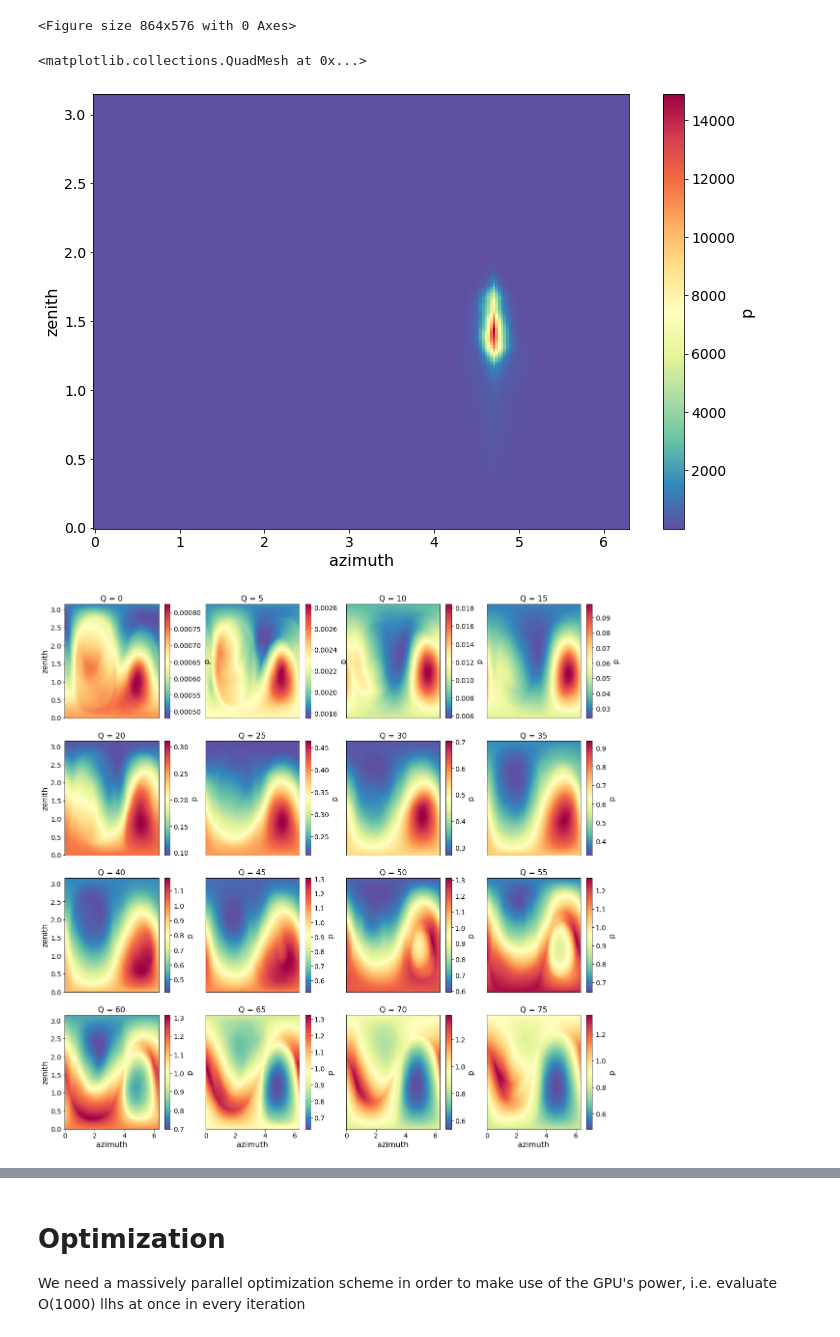
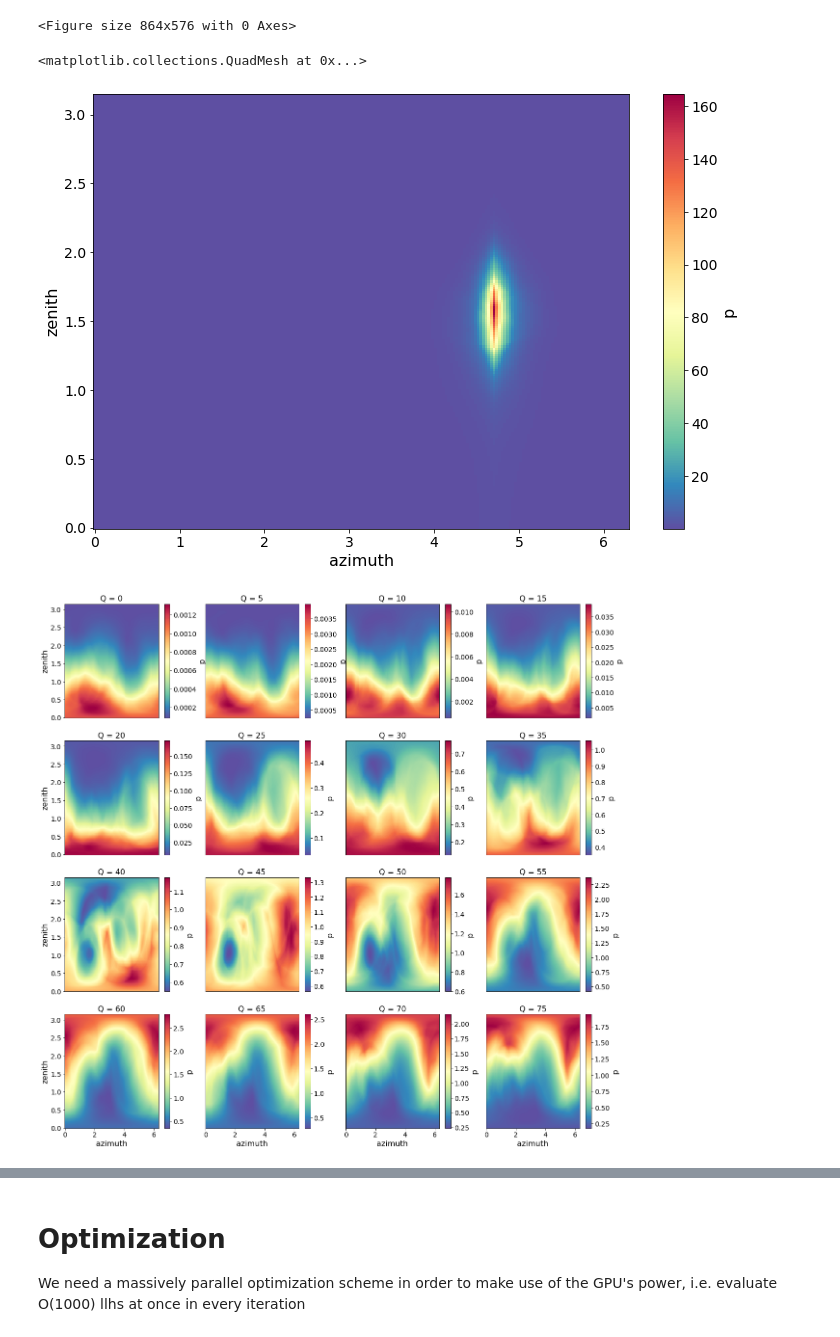
Before and after one commit to philippeller/IceNet, a Jupyter notebook: single_hits_total_charge_net/inspect.ipynb, the cells around one changed output, grey strips where cells are left out. Cells and saved outputs as stored; diff of their text form; code cells hidden in the pictures.

```diff
--- a/single_hits_total_charge_net/inspect.ipynb
+++ b/single_hits_total_charge_net/inspect.ipynb
@@ -46,5 +46,5 @@ charge_net = tf.keras.models.load_model('models/new_charge_net.h5', custom_objec
 # Test NNs
 Using an independent MC file
 # %%
-single_hits, repeated_params, total_charge, params, labels = load_data(dir='/home/iwsatlas1/peller/work/oscNext/level7_v01.04/140000_i3cols_test')
+events, labels = load_events(dir='/home/iwsatlas1/peller/work/oscNext/level7_v01.04/140000_i3cols_test')
 # %%
@@ -294,15 +315,19 @@ colors = plt.cm.jet(np.linspace(0,1,N))
 
 for i, z in enumerate(np.linspace(-500, 100, N)):
 
-    p = np.repeat(np.array([0., 0., -450., 0, 0., np.pi, 20., 100.]), 500).reshape(8, -1).T
+    params = np.repeat(np.array([0., 0., -450., 0, 0., np.pi, 20., 100.]), 500).reshape(8, -1).T
 
 
-    p[:, 3] = np.linspace(-3000, 500, p.shape[0])
+    params[:, 3] = np.linspace(-3000, 500, params.shape[0])
+
+    event = {}
+    event['hits'] = np.array([[5.,5., z, 0., 1.]])
+    event['total_charge'] = 1.
 
 
-    _, l, _, _, = get_llhs(np.array([[5.,5., z, 0.]]), [1.], [1.], p, epsilon = 1e-10, subtract=False)
+    _, l, _, _, = get_llhs(event, params, epsilon = 1e-10, subtract=False)
 
-    plt.plot(-p[:, 3], np.exp(-l), color=colors[i], label='z = %.0f m'%z)
+    plt.plot(-params[:, 3], np.exp(-l), color=colors[i], label='z = %.0f m'%z)
 plt.legend(ncol=3)
 plt.gca().get_yaxis().set_ticks([])
 plt.gca().set_title('Upgoing Muon')
@@ -323,9 +347,12 @@ xs = np.logspace(0, 3, N)
 xs = np.linspace(0, 500, N)
 
 for charge in charges:
-    p = np.repeat(np.array([0., 0., -300., 0, np.pi, 0, 0., 0.]), N).reshape(8, -1).T
-    p[:, 6] = xs
-    _, l, q, _, = get_llhs(np.array([]), [charge], [1.], p, epsilon = 1e-10, subtract=False)
+    params = np.repeat(np.array([0., 0., -300., 0, np.pi, 0, 0., 0.]), N).reshape(8, -1).T
+    params[:, 6] = xs
+    event = {}
+    event['hits'] = np.array([])
+    event['total_charge'] = charge
+    _, l, q, _, = get_llhs(event, params, epsilon = 1e-10, subtract=False)
     qs.append(q)
 
 qs = np.array(qs)
@@ -406,10 +436,13 @@ g = dm.GridData(azimuth = np.linspace(0, 2*np.pi, N), zenith= np.linspace(0, np.
 
 par = np.array([0., 0., -250., 0,0, 0, 20., 20.])
 
-p = np.repeat(par, N*N).reshape(8, -1).T
-p[:, 4] = g['azimuth'].flatten()
-p[:, 5] = g['zenith'].flatten()
-_, l, q, _, = get_llhs(np.array([[0.,20., -250, 50.]]), [1.], [1.], p, epsilon = 1e-10, subtract=False)
+params = np.repeat(par, N*N).reshape(8, -1).T
+params[:, 4] = g['azimuth'].flatten()
+params[:, 5] = g['zenith'].flatten()
+event = {}
+event['hits'] = np.array([[0.,20., -250, 50., 1.]])
+event['total_charge'] = 1.
+_, l, q, _, = get_llhs(event, params, epsilon = 1e-10, subtract=False)
 
 
 g['l'] = l.reshape(g.grid.shape)
@@ -419,7 +452,7 @@ g['p'] = np.exp(-g['l'])
 g.plot('p', cmap='Spectral_r', cbar=True)
 # %% [output]
 <matplotlib.collections.QuadMesh at 0x...>
-[figure, old version]
+[figure, new version]
 # %%
 fig, ax = plt.subplots(4, 4, figsize=(20, 20))
 
@@ -430,35 +463,38 @@ charges = np.linspace(0, 75, 16)
 
 
 for i in range(len(charges)):
 
     g = dm.GridData(azimuth = np.linspace(0, 2*np.pi, N), zenith= np.linspace(0, np.pi, N))
 
     par = np.array([50., -50., -350., 0,0, 0, 0., 50.])
 
-    p = np.repeat(par, N*N).reshape(8, -1).T
-    p[:, 4] = g['azimuth'].flatten()
-    p[:, 5] = g['zenith'].flatten()
-    _, l, q, _, = get_llhs(np.array([]), [charges[i]], [1.], p, epsilon = 1e-10, subtract=False)
+    params = np.repeat(par, N*N).reshape(8, -1).T
+    params[:, 4] = g['azimuth'].flatten()
+    params[:, 5] = g['zenith'].flatten()
+    event = {}
+    event['hits'] = np.array([])
+    event['total_charge'] = charges[i]
+    _, l, q, _, = get_llhs(event, params, epsilon = 1e-10, subtract=False)
 
 
     g['q'] = q.reshape(g.grid.shape)
     g['p'] = np.exp(-g['q'])
 
     axis = ax[i//4, i%4]
 
     g.plot('p', cmap='Spectral_r', ax=axis, cbar=True)
     axis.set_title('Q = %.0f'%charges[i])
 
     if not i//4 == 3:
         axis.get_xaxis().set_visible(False)
     if i%4:
         axis.get_yaxis().set_visible(False)
 
 
 
     #axis.plot(geo[:78, 0, 0], geo[:78, 0, 1], 'o', color='k', ms=5)
     #axis.plot(geo[78:, 0, 0], geo[78:, 0, 1], '*', color='k', ms=8)
 
 #plt.savefig('cascade_25GeV.png')
 # %% [output]
-[figure, old version]
+[figure, new version]
```
Also changed, not shown: parts of 15 cells of this notebook, 3 other files.
